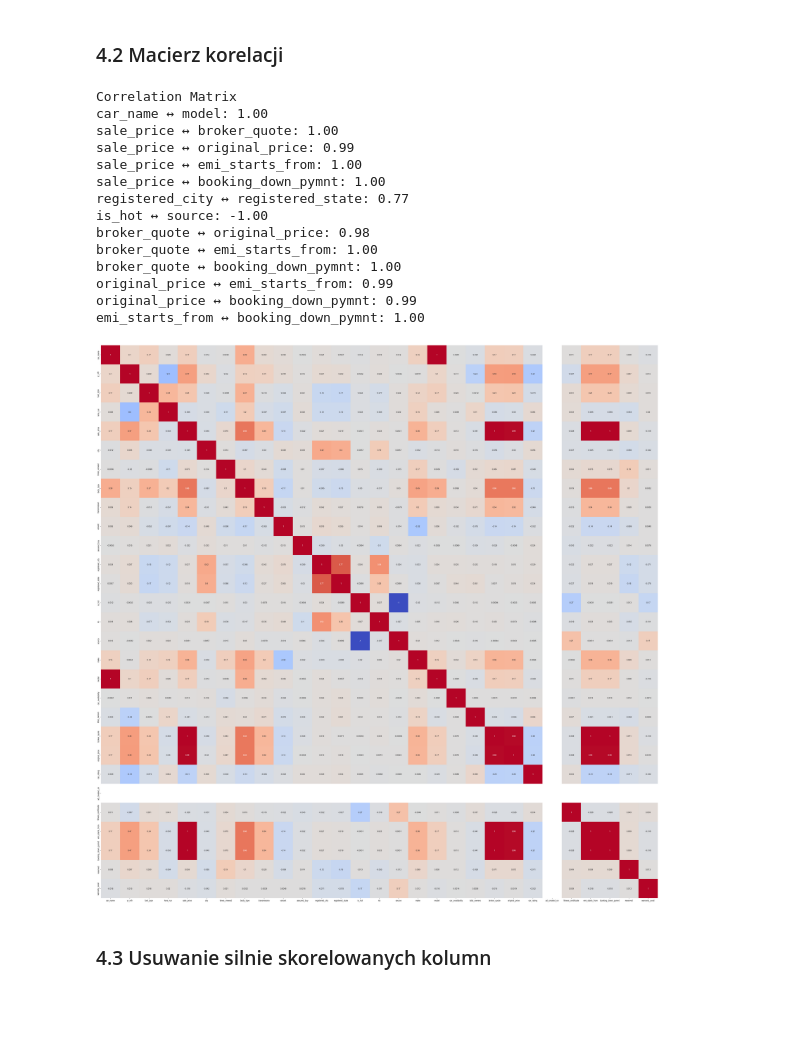
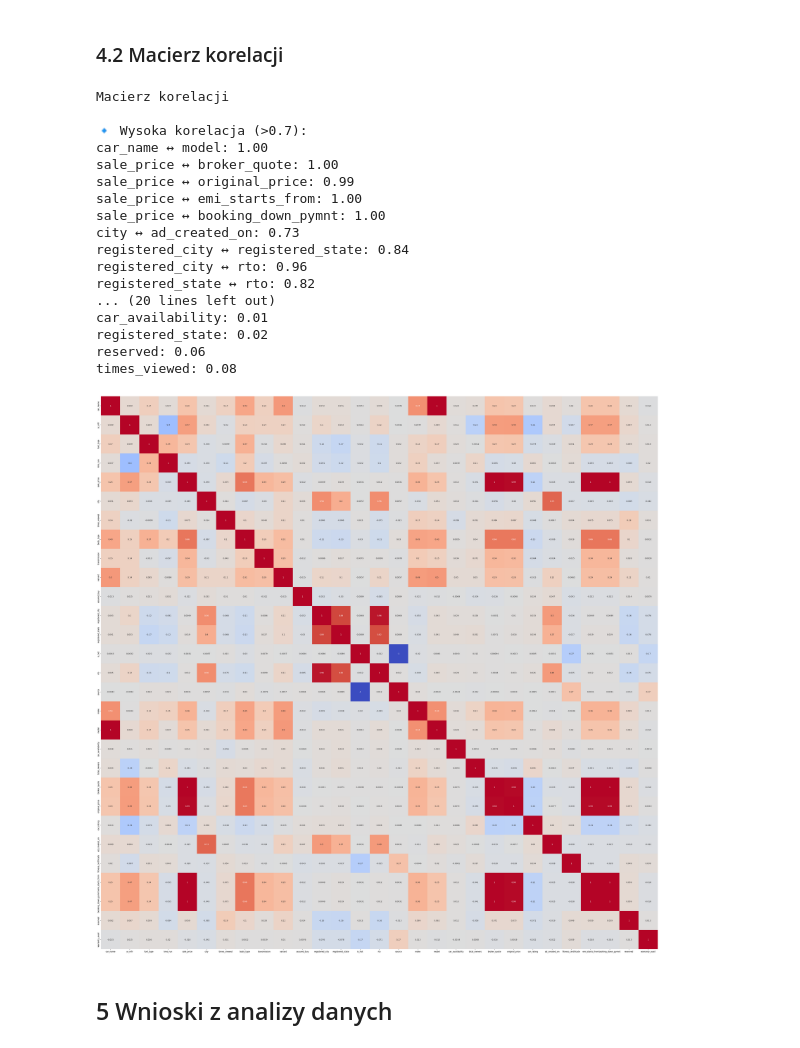
Before and after one commit to milenakoros/GRUPA_1_ASI, a Jupyter notebook: notebooks/01_eda.ipynb, the cells around one changed output. Drawn from its saved outputs; the diff is of its cells as text; code cells hidden in the pictures; blank space fills up the shorter version.

Commit message:
new: Wnioski z analizy danych

```diff
--- a/notebooks/01_eda.ipynb
+++ b/notebooks/01_eda.ipynb
@@ -209,14 +207,14 @@ plot_bool_distributions(df, bool_list)
 # %%
 df[numeric_list] = scaled_values
 # %%
-def replace_and_encode_categories(df, col, threshold=0.001):
+def replace_and_encode_categories(df, col, threshold=0.01):
+    """
     if col in big_cols:
         freq = df[col].value_counts(normalize=True)
         rare_categories = freq[freq < threshold].index
         df[col] = df[col].apply(lambda x: 'Other' if x in rare_categories else x)
-
+    """
     df[col], uniques = pd.factorize(df[col])
-    df[col]
 
     return df
 
@@ -232,39 +230,50 @@ for col in bool_list:
 # %% [markdown]
 ### 4.2 Macierz korelacji
 # %%
-print("Correlation Matrix")
+print("Macierz korelacji")
 correlation_matrix = df.corr()
 high_corr = []
 for i in range(len(correlation_matrix.columns)):
     for j in range(i+1, len(correlation_matrix.columns)):
         if abs(correlation_matrix.iloc[i, j]) > 0.7:
             high_corr.append((correlation_matrix.columns[i], correlation_matrix.columns[j], correlation_matrix.iloc[i, j]))
 
+print("\n🔹 Wysoka korelacja (>0.7):")
 for col1, col2, corr_value in high_corr:
     print(f"{col1} ↔ {col2}: {corr_value:.2f}")
 
+target = "sale_price"
+low_corr = correlation_matrix[target].drop(target)
+low_corr = low_corr[low_corr.abs() < 0.1].sort_values()
+
+print("\n🔸 Niska korelacja z sale_price (<0.1):")
+for col, corr_value in low_corr.items():
+    print(f"{col}: {corr_value:.2f}")
 
 X = df[df.columns[:-1]]
 y = df[df.columns[-1]]
 
 plt.figure(figsize=(50,50))
 sns.heatmap(correlation_matrix, annot=True, cmap='coolwarm', cbar=False)
 plt.show()
 # %% [output]
-Correlation Matrix
+Macierz korelacji
+
+🔹 Wysoka korelacja (>0.7):
 car_name ↔ model: 1.00
 sale_price ↔ broker_quote: 1.00
 sale_price ↔ original_price: 0.99
 sale_price ↔ emi_starts_from: 1.00
 sale_price ↔ booking_down_pymnt: 1.00
-registered_city ↔ registered_state: 0.77
-is_hot ↔ source: -1.00
-broker_quote ↔ original_price: 0.98
-broker_quote ↔ emi_starts_from: 1.00
-broker_quote ↔ booking_down_pymnt: 1.00
-original_price ↔ emi_starts_from: 0.99
-original_price ↔ booking_down_pymnt: 0.99
-emi_starts_from ↔ booking_down_pymnt: 1.00
+city ↔ ad_created_on: 0.73
+registered_city ↔ registered_state: 0.84
+registered_city ↔ rto: 0.96
+registered_state ↔ rto: 0.82
+... (20 lines left out)
+car_availability: 0.01
+registered_state: 0.02
+reserved: 0.06
+times_viewed: 0.08
-[figure, old version]
+[figure, new version]
 # %% [markdown]
-### 4.3 Usuwanie silnie skorelowanych kolumn
+## 5 Wnioski z analizy danych
```
Also changed, not shown: parts of 8 cells of this notebook.
